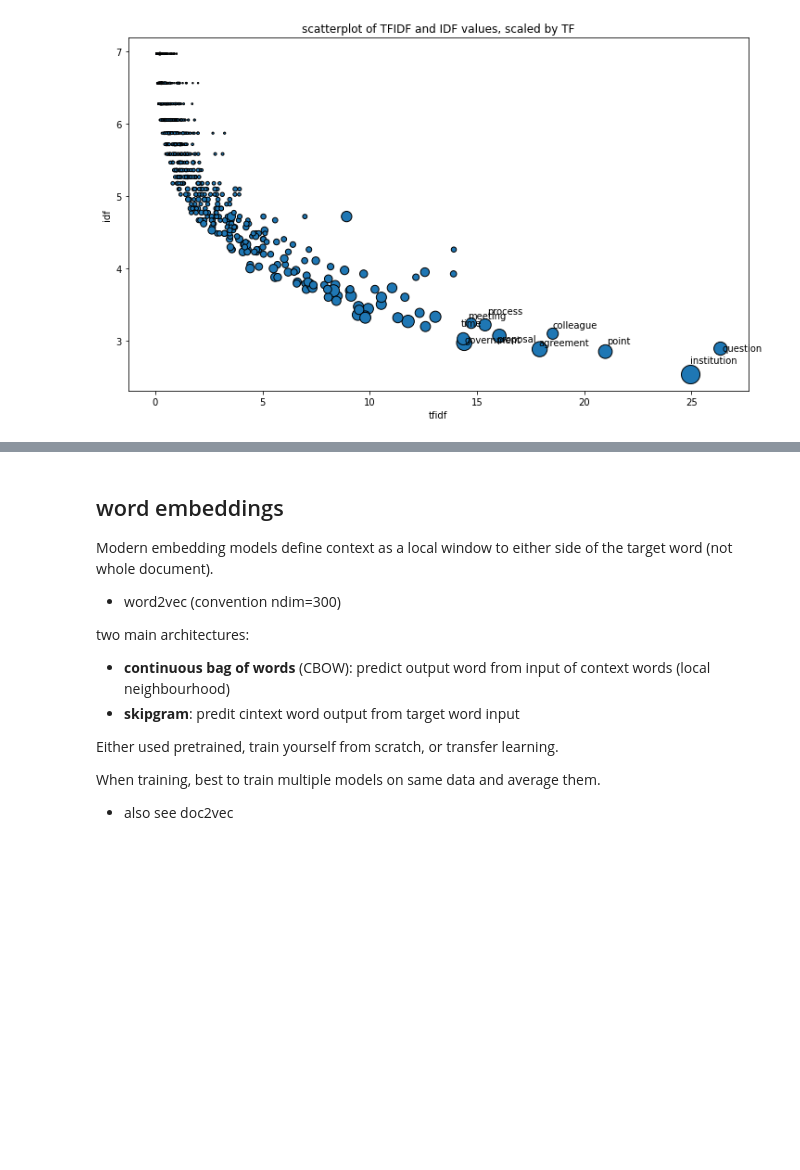
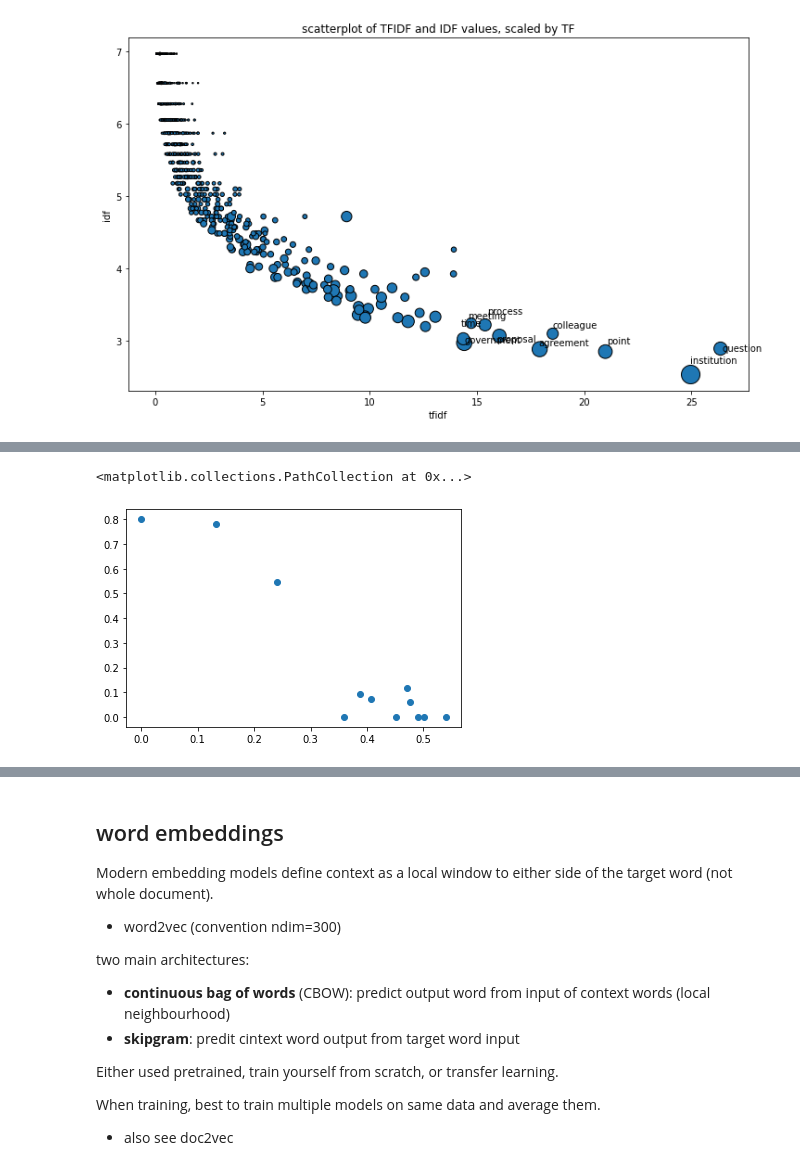
Before and after one commit to ariansajina/master-thesis, a Jupyter notebook: notebook.ipynb, the cells around one changed output, grey strips where cells are left out. Drawn from its saved outputs; the diff is of its cells as text; code cells hidden in the pictures; blank space fills up the shorter version.

```diff
--- a/notebook.ipynb
+++ b/notebook.ipynb
@@ -577,0 +679,5 @@ H shape: (2, 62)
+# %%
+plt.scatter(W[:,0], W[:,1])
+# %% [output]
+<matplotlib.collections.PathCollection at 0x...>
+[figure, added]
```
Also changed, not shown: parts of 89 cells of this notebook.
